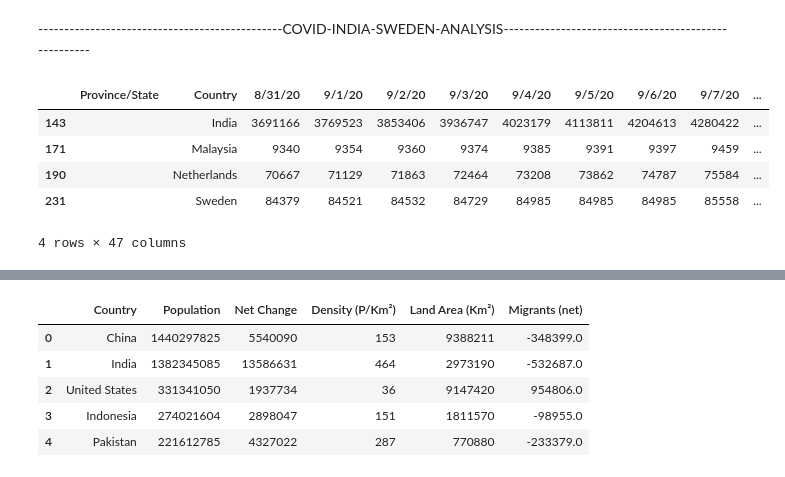
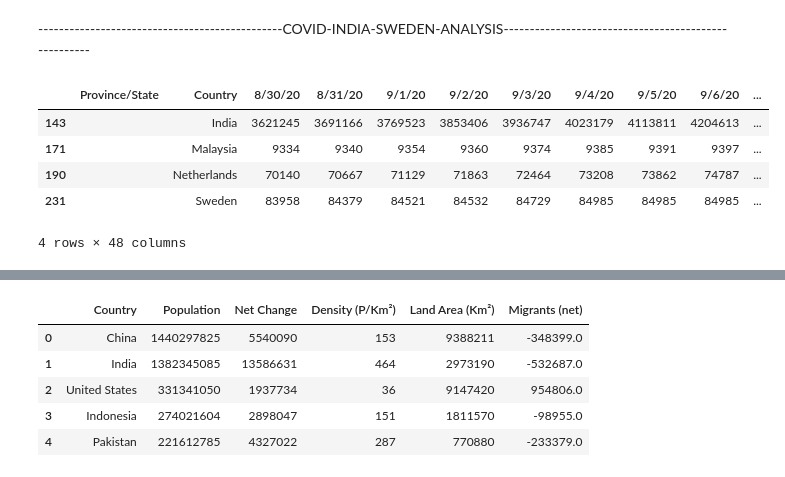
Before and after one commit to fjmutsters/covid19, a Jupyter notebook: Code/CoViD-TimeSeries-Analysis.ipynb, the cells around one changed output, grey strips where cells are left out. Cells and saved outputs as stored; diff of their text form; code cells hidden in the pictures.

```diff
--- a/Code/CoViD-TimeSeries-Analysis.ipynb
+++ b/Code/CoViD-TimeSeries-Analysis.ipynb
@@ -96,20 +101,23 @@ covid_confirmed.fillna(0, inplace=True)
 -----------------------------------------------COVID-INDIA-SWEDEN-ANALYSIS-----------------------------------------------------
 # %%
 #TIME-SERIES PLOT OF THE 4 COUNTRIES IN SCOPE
-#get columns corresponding to 6 weeks starting from 8/30/20 till date before the current date
+#get columns corresponding to 6 weeks starting from 8/30/20 till date
 
-data = list(covid_confirmed.columns[0:2]) + list(covid_confirmed.columns[-45:])
+#extract the dates needed
+data = list(covid_confirmed.columns[0:2]) + list(covid_confirmed.columns[-46:])
+
+#we're interested in these countries, so including only those 4. Netherlands Carribean is filtered out.
 countries = ['India','Netherlands','Sweden','Malaysia']
 covid_filtered = covid_confirmed.loc[(covid_confirmed['Country'].isin(countries)), data]
 covid_filtered = covid_filtered[(covid_filtered['Province/State'] == '')]
 covid_filtered
 # %% [output]
-|  | Province/State | Country | 8/31/20 | 9/1/20 | 9/2/20 | 9/3/20 | 9/4/20 | 9/5/20 | 9/6/20 | 9/7/20 | ... |
-| 143 |  | India | 3691166 | 3769523 | 3853406 | 3936747 | 4023179 | 4113811 | 4204613 | 4280422 | ... |
-| 171 |  | Malaysia | 9340 | 9354 | 9360 | 9374 | 9385 | 9391 | 9397 | 9459 | ... |
-| 190 |  | Netherlands | 70667 | 71129 | 71863 | 72464 | 73208 | 73862 | 74787 | 75584 | ... |
-| 231 |  | Sweden | 84379 | 84521 | 84532 | 84729 | 84985 | 84985 | 84985 | 85558 | ... |
+|  | Province/State | Country | 8/30/20 | 8/31/20 | 9/1/20 | 9/2/20 | 9/3/20 | 9/4/20 | 9/5/20 | 9/6/20 | ... |
+| 143 |  | India | 3621245 | 3691166 | 3769523 | 3853406 | 3936747 | 4023179 | 4113811 | 4204613 | ... |
+| 171 |  | Malaysia | 9334 | 9340 | 9354 | 9360 | 9374 | 9385 | 9391 | 9397 | ... |
+| 190 |  | Netherlands | 70140 | 70667 | 71129 | 71863 | 72464 | 73208 | 73862 | 74787 | ... |
+| 231 |  | Sweden | 83958 | 84379 | 84521 | 84532 | 84729 | 84985 | 84985 | 84985 | ... |
-4 rows × 47 columns
+4 rows × 48 columns
 # %%
 #Time series plot of confirmed cases for 4 selected countries
 covid_filtered = covid_filtered.groupby(['Country']).sum()
```
Also changed, not shown: parts of 11 cells of this notebook.
